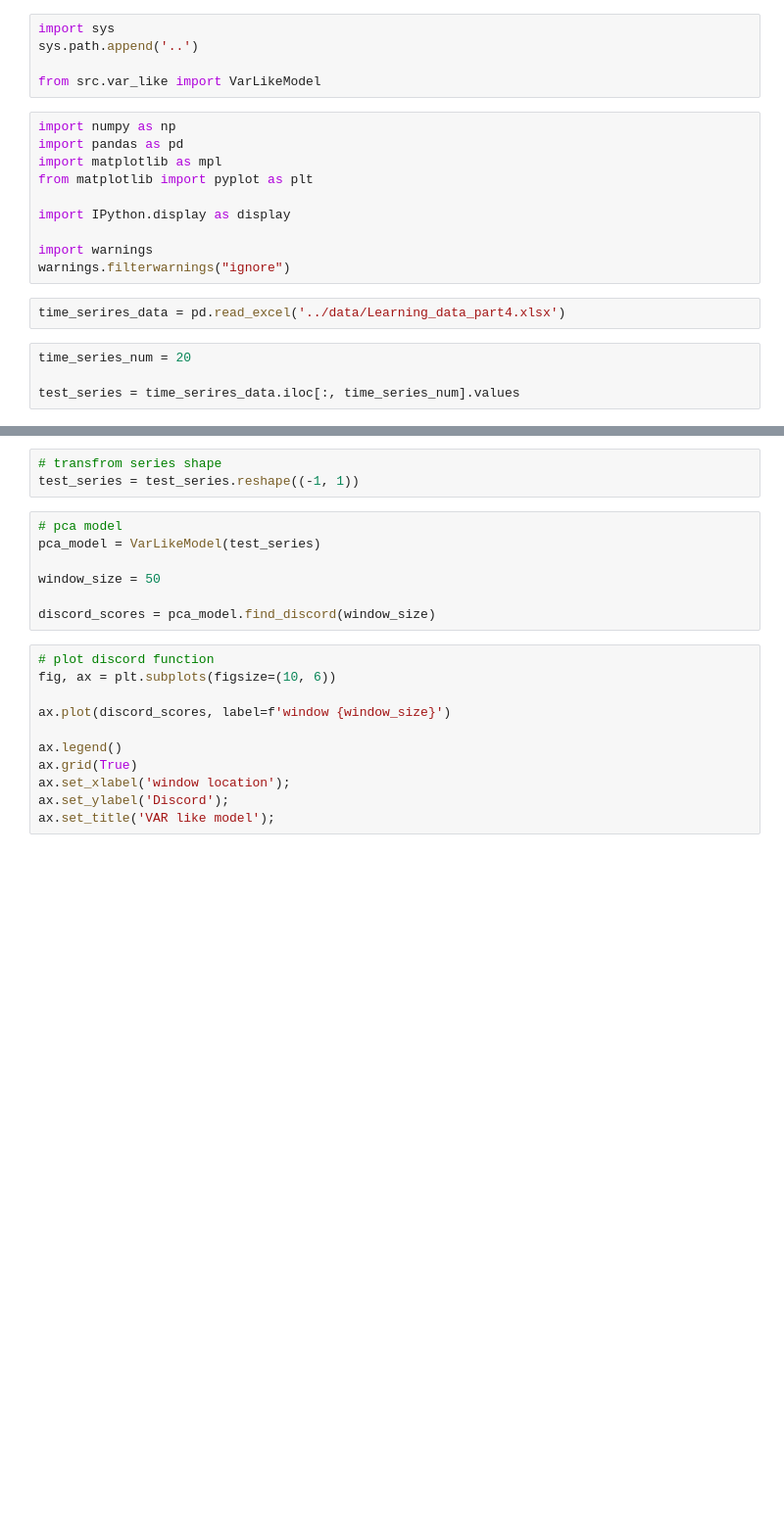
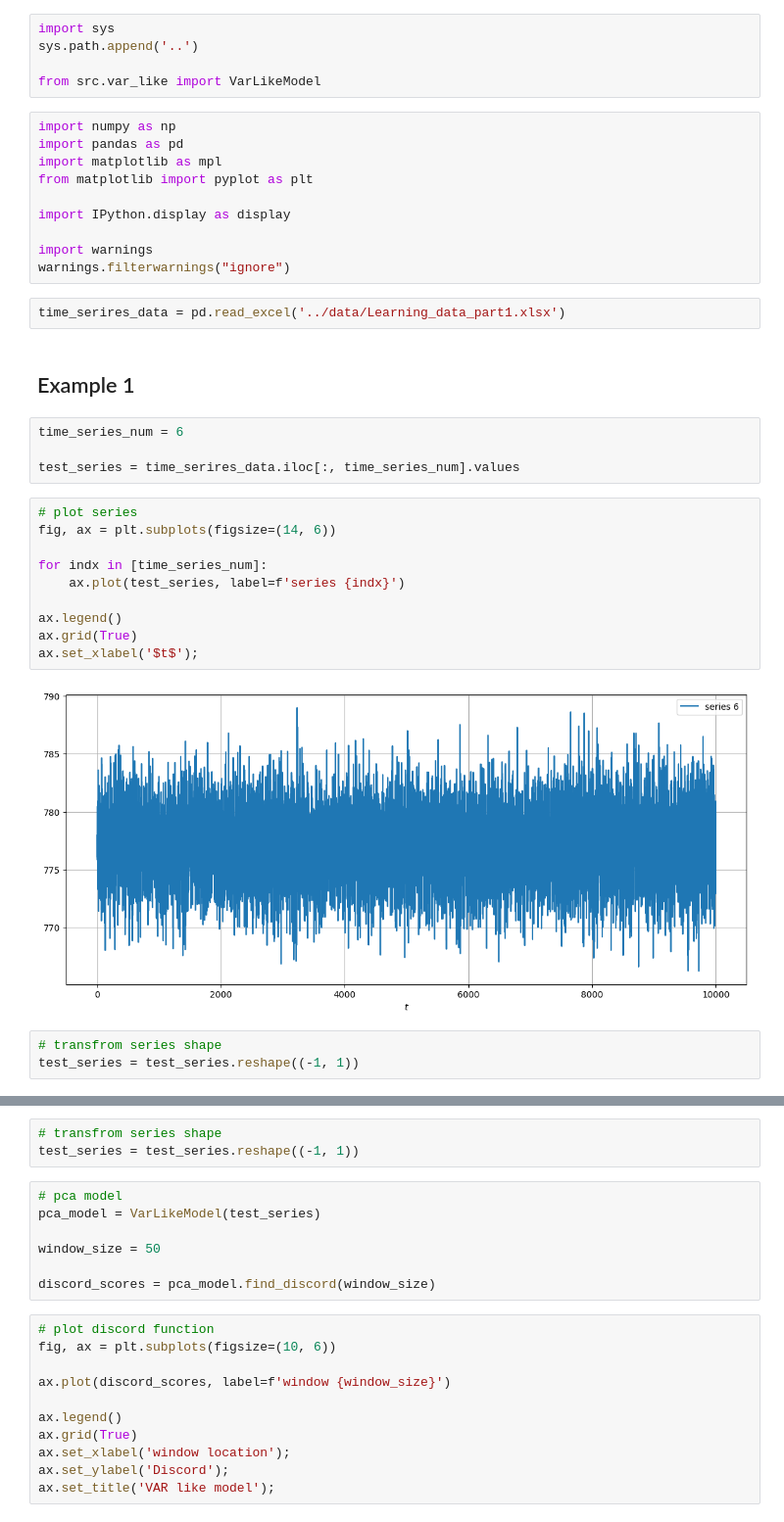
Before and after one commit to sem-k32/byas_competition, a Jupyter notebook: experiments/var_like_testing.ipynb, the cells around one changed output, grey strips where cells are left out. Shown at 98% size. Cells and saved outputs as stored; diff of their text form; blank space fills up the shorter version.

```diff
--- a/experiments/var_like_testing.ipynb
+++ b/experiments/var_like_testing.ipynb
@@ -14,8 +14,25 @@ import IPython.display as display
 import warnings
 warnings.filterwarnings("ignore")
 # %%
-time_serires_data = pd.read_excel('../data/Learning_data_part4.xlsx')
+time_serires_data = pd.read_excel('../data/Learning_data_part1.xlsx')
+# %% [markdown]
+## Example 1
 # %%
-time_series_num = 20
+time_series_num = 6
 
 test_series = time_serires_data.iloc[:, time_series_num].values
+# %%
+# plot series
+fig, ax = plt.subplots(figsize=(14, 6))
+
+for indx in [time_series_num]:
+    ax.plot(test_series, label=f'series {indx}')
+
+ax.legend()
+ax.grid(True)
+ax.set_xlabel('$t$');
+# %% [output]
+[figure, added]
+# %%
+# transfrom series shape
+test_series = test_series.reshape((-1, 1))
```
Also changed, not shown: parts of 21 cells of this notebook, 3 other files.
